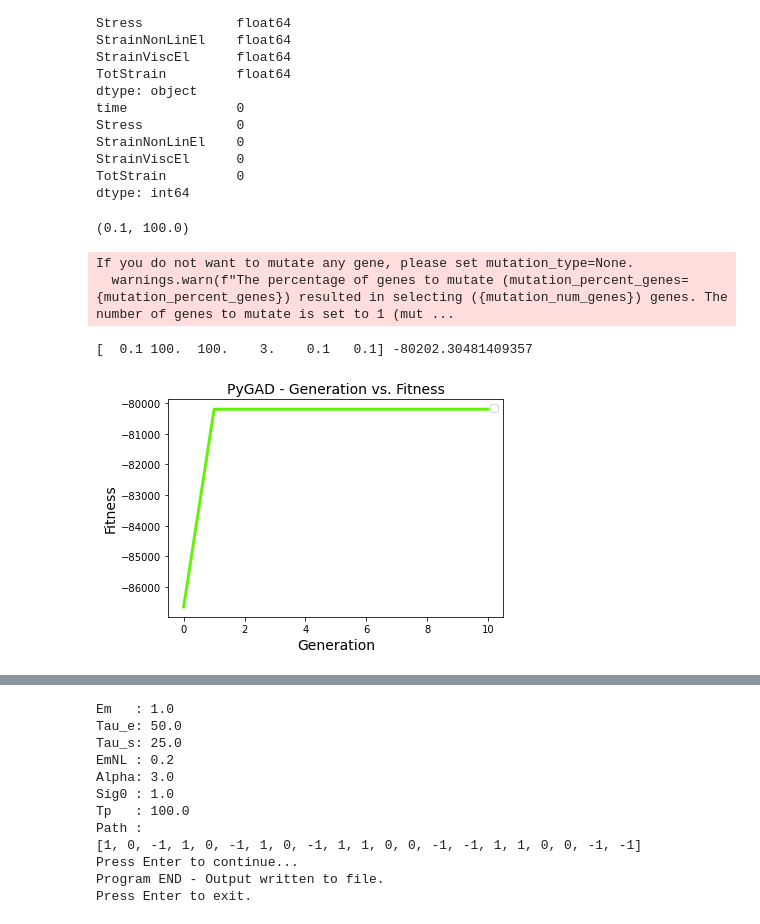
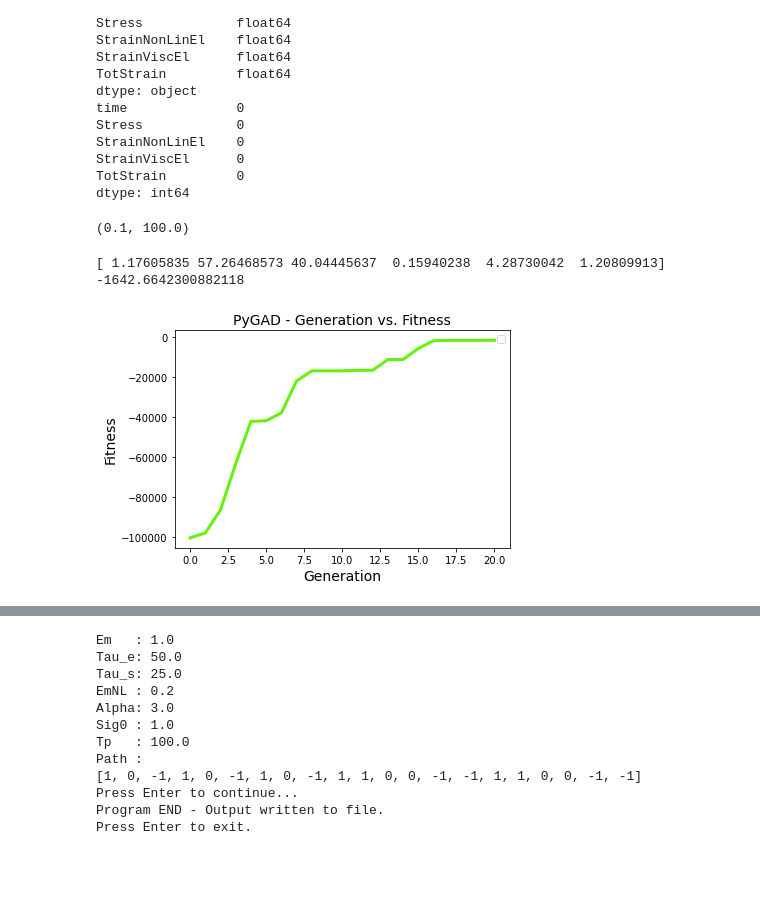
Before and after one commit to garncarz/zener, a Jupyter notebook: zener_optimization.ipynb, the cells around one changed output, grey strips where cells are left out. Drawn from its saved outputs; the diff is of its cells as text; code cells hidden in the pictures; blank space fills up the shorter version.

Commit message:
Fix: using ranges for genes.
It was working just with distinct values before.

```diff
--- a/zener_optimization.ipynb
+++ b/zener_optimization.ipynb
@@ -64,12 +64,12 @@ StrainNonLinEl    0
 StrainViscEl      0
 TotStrain         0
 dtype: int64
-# %%
-dt = df_target.iloc[1].time - df_target.iloc[0].time
-Tp = dt * Nsamp
-dt, Tp
-# %% [output]
-(0.1, 100.0)
+# %%
+dt = df_target.iloc[1].time - df_target.iloc[0].time
+Tp = dt * Nsamp
+dt, Tp
+# %% [output]
+(0.1, 100.0)
 # %%
 def compute_all(params):
     Em, Tau_e, Tau_s, EmNL, Alpha, Sig0 = params
@@ -127,28 +127,37 @@ def fitness_func(ga_instance, solution, solution_idx):
 
     return -error
 # %%
-num_generations = 10
+num_generations = 20
+
+def on_generation(ga):
+    pbar.set_postfix(fitness=f'{ga.last_generation_fitness[0]:.4e}')
+    pbar.update(1)
 
 with tqdm(total=num_generations) as pbar:
     ga = pygad.GA(
         num_generations=num_generations,
         num_parents_mating=5,
         fitness_func=fitness_func,
         sol_per_pop=20,
         num_genes=6,
-        mutation_percent_genes=10,
-        gene_space=[(0.1, 10.0), (10, 100), (10, 100), (0.01, 3), (0.1, 10), (0.1, 10)],
-        on_generation=lambda _: pbar.update(1),
+        mutation_percent_genes=30,
+        gene_space=[
+            {'low': 0.1, 'high': 10.0},  # Em
+            {'low': 10, 'high': 100},    # Tau_e
+            {'low': 10, 'high': 100},    # Tau_s
+            {'low': 0.01, 'high': 3},    # EmNL
+            {'low': 0.1, 'high': 10},    # Alpha
+            {'low': 0.1, 'high': 10},    # Sig0
+        ],
+        on_generation=lambda ga: on_generation(ga),
         save_best_solutions=True,
     )
 
     ga.run()
     solution, solution_fitness, _ = ga.best_solution()
     print(solution, solution_fitness)
 
     ga.plot_fitness()
 # %% [output]
-If you do not want to mutate any gene, please set mutation_type=None.
-  warnings.warn(f"The percentage of genes to mutate (mutation_percent_genes={mutation_percent_genes}) resulted in selecting ({mutation_num_genes}) genes. The number of genes to mutate is set to 1 (mut ...
+[ 1.17605835 57.26468573 40.04445637  0.15940238  4.28730042  1.20809913] -1642.6642300882118
-[  0.1 100.  100.    3.    0.1   0.1] -80202.30481409357
-[figure, old version]
+[figure, new version]
```
Also changed, not shown: parts of 6 cells of this notebook.
